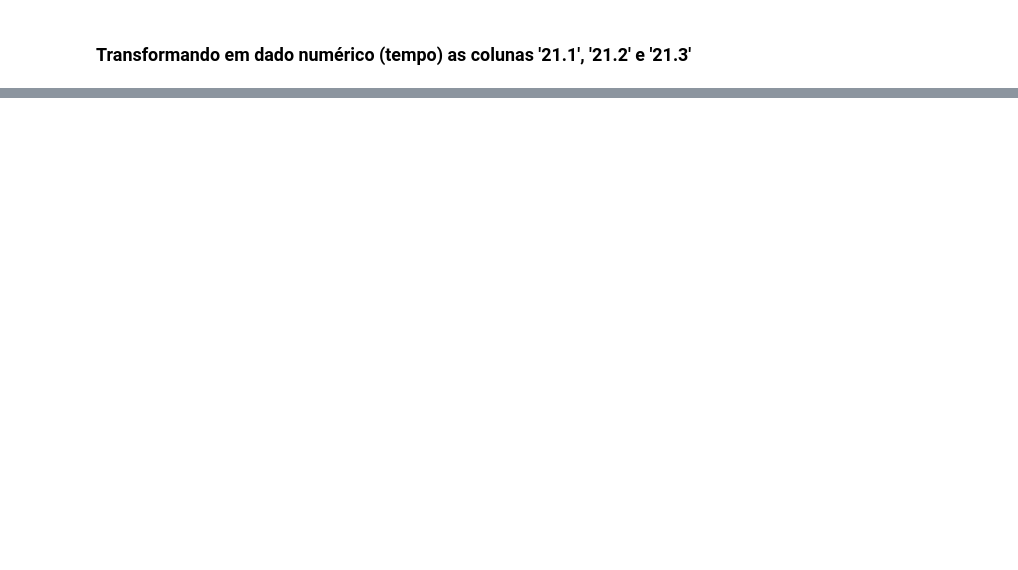
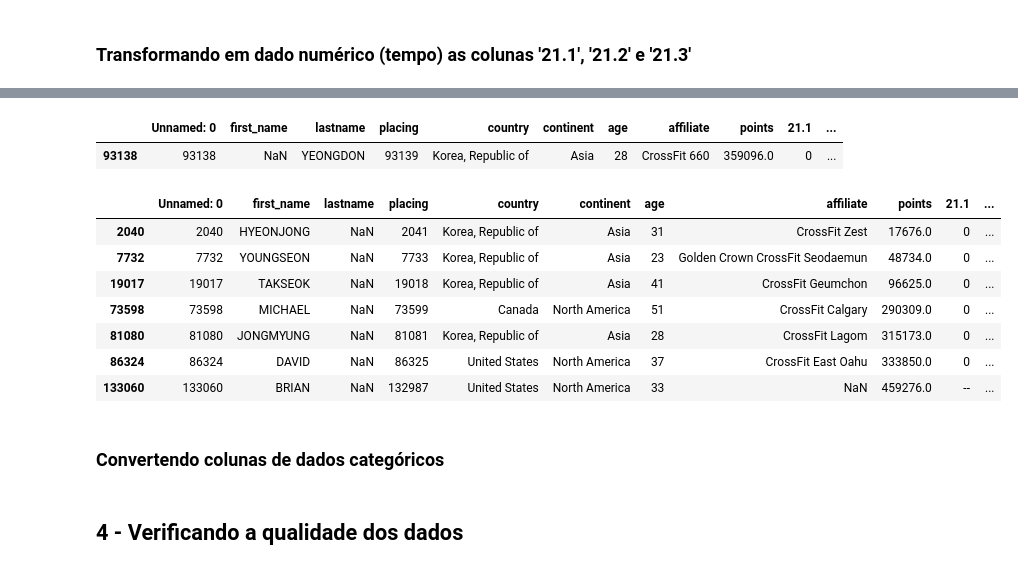
Before and after one commit to DheniMoura/Crossfit_open_2021, a Jupyter notebook: Limpeza_de_dados/male_limpeza_dados.ipynb, the cells around one changed output, grey strips where cells are left out. Saved outputs shown, nothing was run; the diff lists cells and outputs as text; code cells hidden in the pictures; blank space fills up the shorter version.

Commit message:
FINALIZANDO LIMPEZA DE DADOS

```diff
--- a/Limpeza_de_dados/male_limpeza_dados.ipynb
+++ b/Limpeza_de_dados/male_limpeza_dados.ipynb
@@ -258,0 +311,4 @@ Name: weight_lifted, Length: 137463, dtype: float64
+# %%
+open_masc =  open_masc.rename(columns={'weight_lifted':'21.4_weight_lifted'})
+open_masc.drop(['21.4'], axis=1, inplace=True)
+open_masc.columns
@@ -277,12 +348,3 @@ a = open_masc['21.1']
 # %%
 from datetime import time
 # help(time)
-# %%
-def arruma_tempo(t):
-    if (('r' or '-') in t):
-        t = '0'
-    t = t.replace('(', '').replace(')', '')
-    t = str(t).split()
-    # x = t[-1].split(':')
-    # delta = time(minute=int(x[0]), second=int(x[1]))
-    return t[-1]
@@ -585,0 +351,15 @@ dtype: int64
+# %%
+def arruma_tempo(t):
+    t = str(t)
+    if (('r' or '-') in t):
+        t = '0'
+
+    t = t.replace('(', '').replace(')', '')
+    t = str(t).split()
+
+    x = t[-1]
+    return x
+# %%
+open_masc['21.1'] = open_masc['21.1'].apply(arruma_tempo)
+open_masc['21.2'] = open_masc['21.2'].apply(arruma_tempo)
+open_masc['21.3'] = open_masc['21.3'].apply(arruma_tempo)
@@ -585,0 +431,18 @@ dtype: int64
+# %%
+# Encontrando quem tem first_name nulo
+open_masc[pd.isna(open_masc['first_name'])]
+# %% [output]
+|  | Unnamed: 0 | first_name | lastname | placing | country | continent | age | affiliate | points | 21.1 | ... |
+| 93138 | 93138 | NaN | YEONGDON | 93139 | Korea, Republic of | Asia | 28 | CrossFit 660 | 359096.0 | 0 | ... |
+# %%
+# Encontrando quem tem lastname nulo
+open_masc[pd.isna(open_masc['lastname'])]
+# %% [output]
+|  | Unnamed: 0 | first_name | lastname | placing | country | continent | age | affiliate | points | 21.1 | ... |
+| 2040 | 2040 | HYEONJONG | NaN | 2041 | Korea, Republic of | Asia | 31 | CrossFit Zest | 17676.0 | 0 | ... |
+| 7732 | 7732 | YOUNGSEON | NaN | 7733 | Korea, Republic of | Asia | 23 | Golden Crown CrossFit Seodaemun | 48734.0 | 0 | ... |
+| 19017 | 19017 | TAKSEOK | NaN | 19018 | Korea, Republic of | Asia | 41 | CrossFit Geumchon | 96625.0 | 0 | ... |
+| 73598 | 73598 | MICHAEL | NaN | 73599 | Canada | North America | 51 | CrossFit Calgary | 290309.0 | 0 | ... |
+| 81080 | 81080 | JONGMYUNG | NaN | 81081 | Korea, Republic of | Asia | 28 | CrossFit Lagom | 315173.0 | 0 | ... |
+| 86324 | 86324 | DAVID | NaN | 86325 | United States | North America | 37 | CrossFit East Oahu | 333850.0 | 0 | ... |
+| 133060 | 133060 | BRIAN | NaN | 132987 | United States | North America | 33 | NaN | 459276.0 | -- | ... |
@@ -585,0 +457,2 @@ dtype: int64
+# %% [markdown]
+### Convertendo colunas de dados categóricos
@@ -585,0 +463,2 @@ dtype: int64
+# %% [markdown]
+## 4 - Verificando a qualidade dos dados
```
Also changed, not shown: parts of 53 cells of this notebook, 18 other files.
